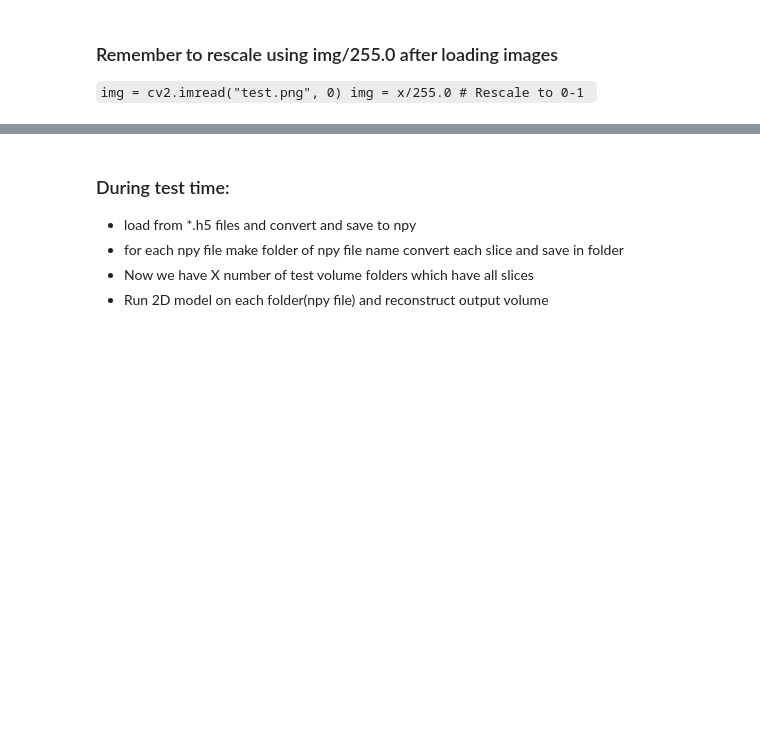
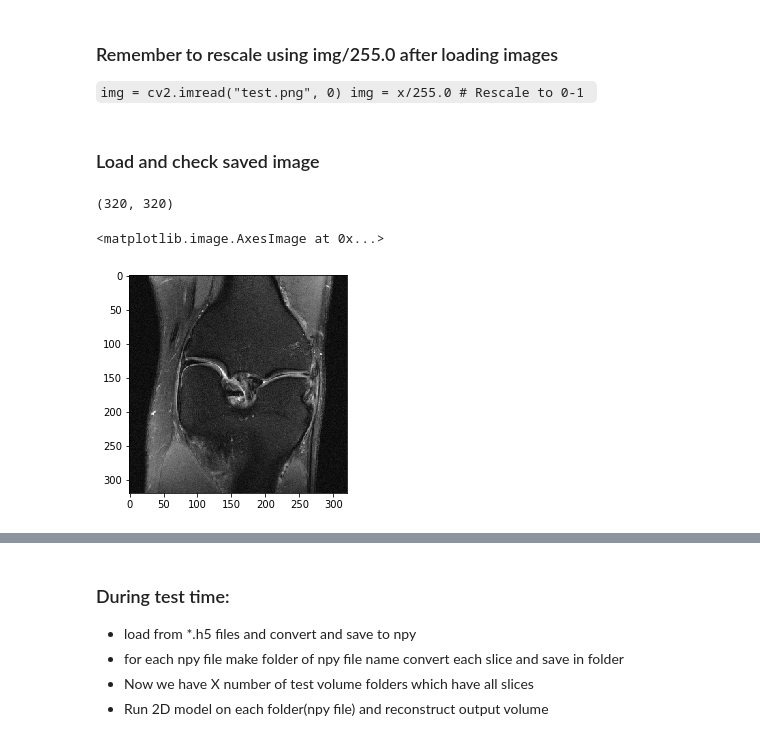
Before and after one commit to hasibzunair/res-unet-fastmri, a Jupyter notebook: train_data_load_2D.ipynb, the cells around one changed output, grey strips where cells are left out. Drawn from its saved outputs; the diff is of its cells as text; code cells hidden in the pictures; blank space fills up the shorter version.

```diff
--- a/train_data_load_2D.ipynb
+++ b/train_data_load_2D.ipynb
@@ -170,3 +157,15 @@ Total slices: 293
 `img = cv2.imread("test.png", 0)
 img = x/255.0 # Rescale to 0-1
 `
+# %% [markdown]
+### Load and check saved image
+# %%
+img_test = cv2.imread("{}/{}".format(HIGH_DIR_2D_PATH, "0_23.png"), 0) / 255.0
+img_test.shape
+# %% [output]
+(320, 320)
+# %%
+plt.imshow(img_test, cmap='gray')
+# %% [output]
+<matplotlib.image.AxesImage at 0x...>
+[figure, added]
```
Also changed, not shown: parts of 5 cells of this notebook, 2 other files.
